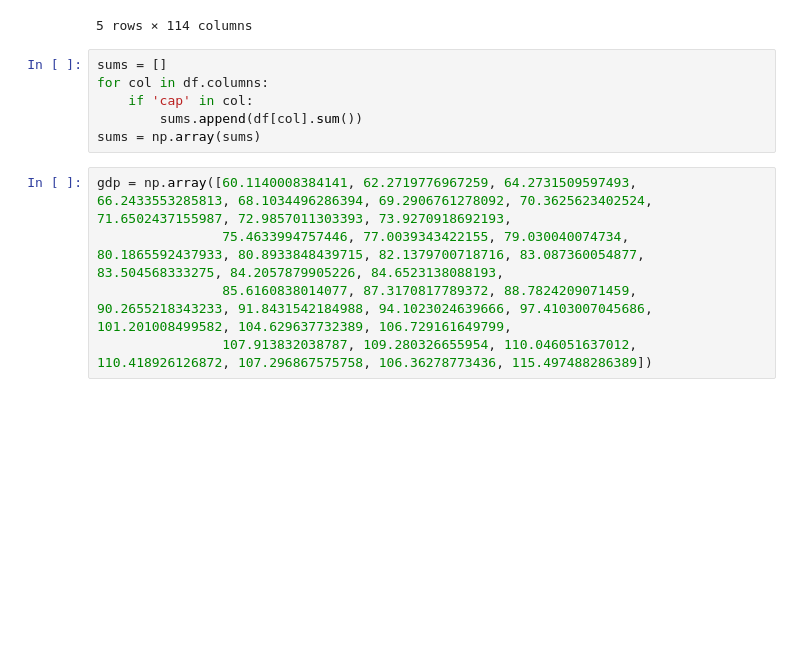
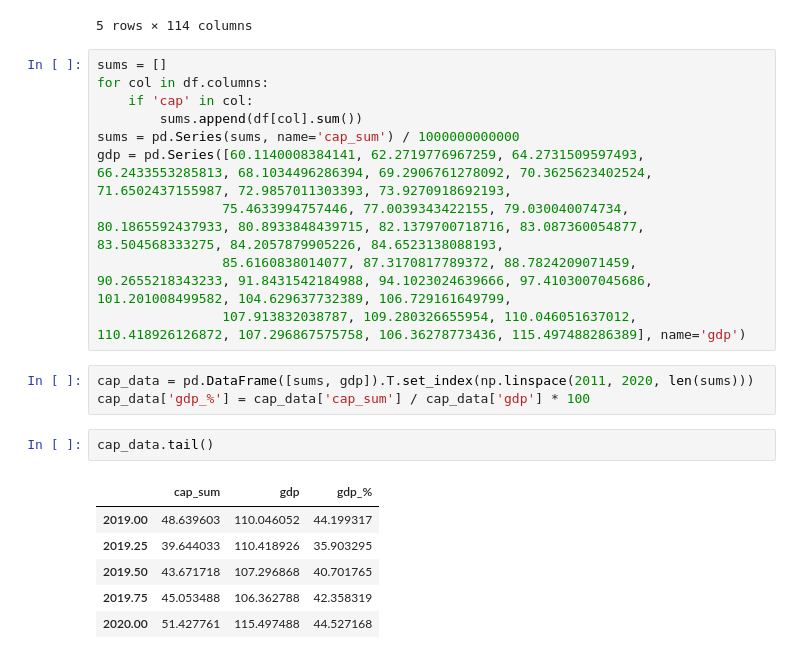
Before and after one commit to kostya-gh/stocks_prediction, a Jupyter notebook: market_cap.ipynb, the cells around one changed output. Cells and saved outputs as stored; diff of their text form; blank space fills up the shorter version.

```diff
--- a/market_cap.ipynb
+++ b/market_cap.ipynb
@@ -16,14 +18,25 @@ df.head()
 | AESL | ПАО "ТПГ АЭССЕЛЬ" | aо | 1-01-14863-A | NaN | NaN | NaN | NaN | NaN | NaN | ... |
 | AFKS | ПАО АФК "Система" | aо | 1-05-01669-A | 9.650000e+09 | 23.307 | 2.249126e+11 | 9.650000e+09 | 26.002 | 2.509193e+11 | ... |
 5 rows × 114 columns
-# %%
-sums = []
-for col in df.columns:
-    if 'cap' in col:
-        sums.append(df[col].sum())
-sums = np.array(sums)
 # %%
-gdp = np.array([60.1140008384141, 62.2719776967259, 64.2731509597493, 66.2433553285813, 68.1034496286394, 69.2906761278092, 70.3625623402524, 71.6502437155987, 72.9857011303393, 73.9270918692193,
+sums = []
+for col in df.columns:
+    if 'cap' in col:
+        sums.append(df[col].sum())
+sums = pd.Series(sums, name='cap_sum') / 1000000000000
+gdp = pd.Series([60.1140008384141, 62.2719776967259, 64.2731509597493, 66.2433553285813, 68.1034496286394, 69.2906761278092, 70.3625623402524, 71.6502437155987, 72.9857011303393, 73.9270918692193,
                 75.4633994757446, 77.0039343422155, 79.030040074734, 80.1865592437933, 80.8933848439715, 82.1379700718716, 83.087360054877, 83.504568333275, 84.2057879905226, 84.6523138088193,
                 85.6160838014077, 87.3170817789372, 88.7824209071459, 90.2655218343233, 91.8431542184988, 94.1023024639666, 97.4103007045686, 101.201008499582, 104.629637732389, 106.729161649799,
-                107.913832038787, 109.280326655954, 110.046051637012, 110.418926126872, 107.296867575758, 106.36278773436, 115.497488286389])
+                107.913832038787, 109.280326655954, 110.046051637012, 110.418926126872, 107.296867575758, 106.36278773436, 115.497488286389], name='gdp')
+# %%
+cap_data = pd.DataFrame([sums, gdp]).T.set_index(np.linspace(2011, 2020, len(sums)))
+cap_data['gdp_%'] = cap_data['cap_sum'] / cap_data['gdp'] * 100
+# %%
+cap_data.tail()
+# %% [output]
+|  | cap_sum | gdp | gdp_% |
+| 2019.00 | 48.639603 | 110.046052 | 44.199317 |
+| 2019.25 | 39.644033 | 110.418926 | 35.903295 |
+| 2019.50 | 43.671718 | 107.296868 | 40.701765 |
+| 2019.75 | 45.053488 | 106.362788 | 42.358319 |
+| 2020.00 | 51.427761 | 115.497488 | 44.527168 |
```
Also changed, not shown: parts of 4 cells of this notebook.
